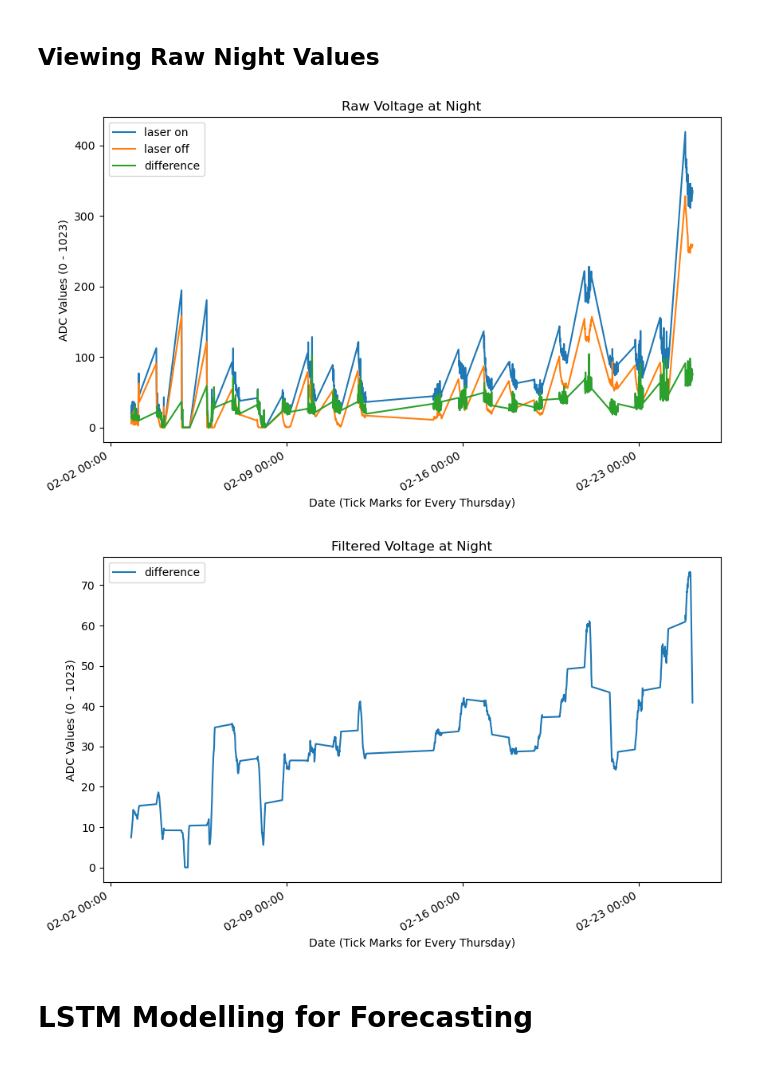
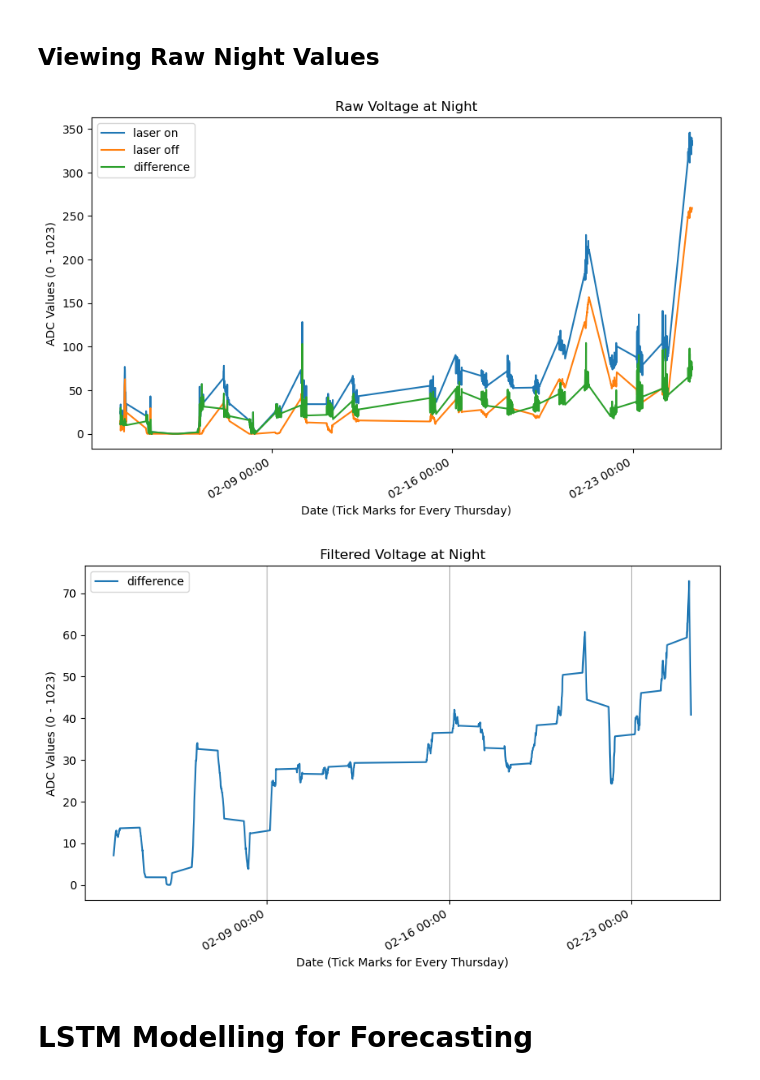
Before and after one commit to wFairmanOlin/Biomass, a Jupyter notebook: prediction/LSTM.ipynb, the cells around one changed output. Saved outputs shown, nothing was run; the diff lists cells and outputs as text; code cells hidden in the pictures.

Commit message:
fixed time zone error

```diff
--- a/prediction/LSTM.ipynb
+++ b/prediction/LSTM.ipynb
@@ -35,13 +35,16 @@ def preprocessing(df, start_time_str):
     '''
     #initializing starting time on the file
     start_time = time.strptime(start_time_str, '%Y-%m-%d-%H-%M')
-    start_time = time.mktime(start_time) - 4*60*60
+    start_time = time.mktime(start_time) #- 4*60*60
 
     # compute and add col of measurement times in seconds since start time
     df["meas_time"] = df.sec + start_time + (df.day*86400)
 
-    # add a datetime column
-    df["datetime"] = pd.to_datetime(df["meas_time"], unit="s")
+    # # add a datetime column
+    # localized_time = [time.localtime(i) for i in df["meas_time"]]
+    df["datetime"] = pd.to_datetime(df["meas_time"], unit='s')
+    df["datetime"] = df["datetime"].dt.tz_localize("UTC")
+    df["datetime"] = df["datetime"].dt.tz_convert("US/Eastern")
     df = df.drop(df.index[df.name == 'add'])
     df.dropna(inplace=True)
 
@@ -156,7 +159,7 @@ plt.show()
 ## Viewing Raw Night Values
 # %%
 # Filter the data for the night time (10pm to 3am)
-night_data = df[(df["datetime"].dt.hour >= 20) | (df["datetime"].dt.hour < 4)].copy()
+night_data = df[(df["datetime"].dt.hour >= 22) | (df["datetime"].dt.hour < 4)].copy()
 
 #create arrays
 time = night_data["datetime"].unique()
@@ -164,35 +167,36 @@ voltage_on = np.zeros(len(time))
 voltage_off = np.zeros(len(time))
 
 # Compute mean ADC measurements for laser on and off measurements as a function of time
 for i, t in enumerate(time):
     sub_ndf = night_data[night_data["datetime"] == t]
     voltage_on[i] = sub_ndf["value"][sub_ndf["name"] == "1"].mean()
     voltage_off[i] = sub_ndf["value"][sub_ndf["name"] == "0"].mean()
 
 # Compute difference
 voltage_diff = voltage_on - voltage_off
 
 plt.figure(figsize=(10,6))
 date_plotter(time, [voltage_on, voltage_off, voltage_diff])
 plt.title("Raw Voltage at Night")
 plt.ylabel("ADC Values (0 - 1023)")
 plt.legend(["laser on", "laser off", "difference"])
 plt.show()
 
 # Smooth Data
 on_avg = moving_average(voltage_on, n=12)
 off_avg = moving_average(voltage_off, n=12)
 diff_avg = moving_average(voltage_diff, n=24)
 
 plt.figure(figsize=(10,6))
 date_plotter(time, [diff_avg])
+plt.grid(axis='x')
 plt.title("Filtered Voltage at Night")
 plt.ylabel("ADC Values (0 - 1023)")
 plt.legend(["difference"])
 plt.show()
 # %% [output]
-[figure, old version]
+[figure, new version]
-[figure, old version]
+[figure, new version]
 # %% [markdown]
 # LSTM Modelling for Forecasting
 # %%
```
Also changed, not shown: parts of 3 cells of this notebook.
